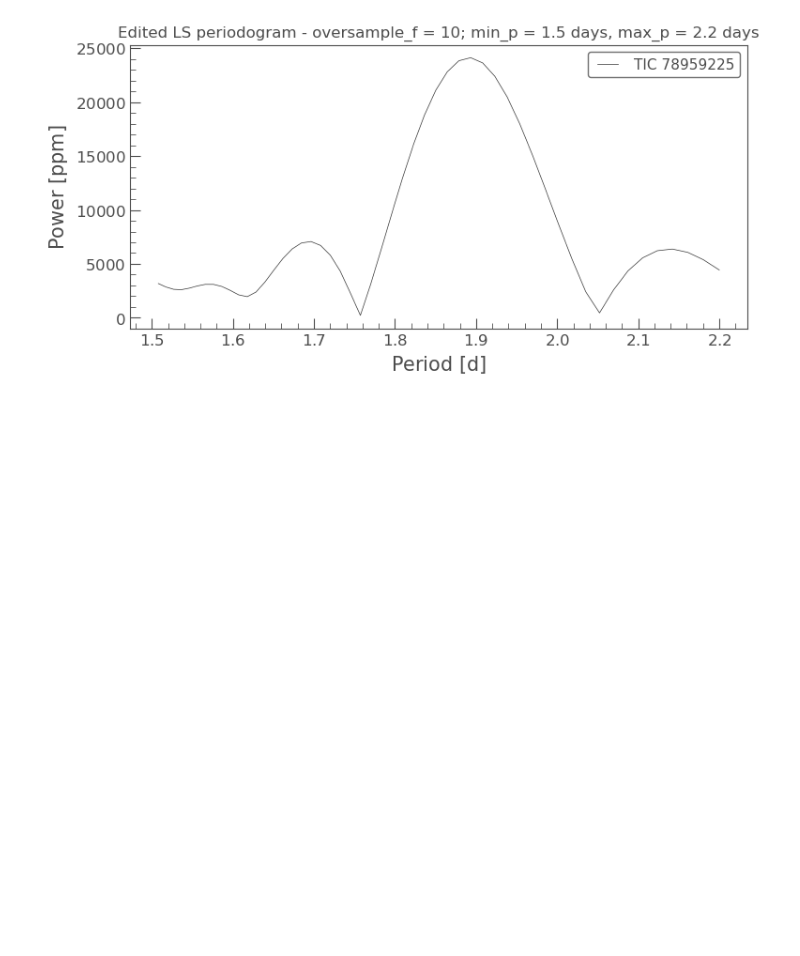
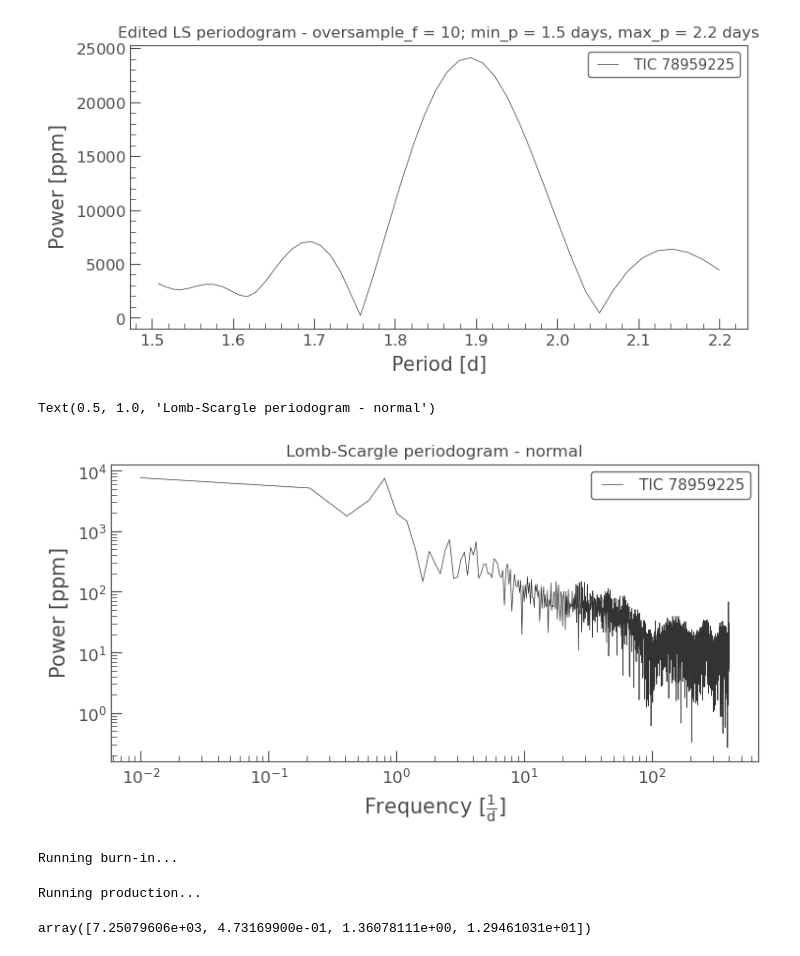
Before and after one commit to khraspyy/Y4MassiveStarsProject, a Jupyter notebook: Project/Codes/HD50896/lc2/HD50896_ts2.ipynb, the cells around one changed output. Saved outputs shown, nothing was run; the diff lists cells and outputs as text; code cells hidden in the pictures; blank space fills up the shorter version.

```diff
--- a/Project/Codes/HD50896/lc2/HD50896_ts2.ipynb
+++ b/Project/Codes/HD50896/lc2/HD50896_ts2.ipynb
@@ -141,0 +151,17 @@ hd_lc2.write("hd050896_lc2.txt", format="ascii.fixed_width", overwrite=True)
+# %%
+#Re-draw LS
+short_freq = np.linspace(0.01, 400, 2000)
+pg_hd_lc2 = hd_lc2.normalize(unit='ppm').to_periodogram(frequency=short_freq)
+x = getattr(pg_hd_lc2, 'frequency')   #frequency array
+y = getattr(pg_hd_lc2, 'power')       #power (ppm) array
+
+freq = [float(i/(1*x.unit)) for i in x]        #converting to scalars
+amp_pow = [float(j/(1*y.unit)) for j in y]
+
+ax = pg_hd_lc2.plot(view='frequency', scale='log')
+ax.set_title('Lomb-Scargle periodogram - normal')
+
+#print ((freq))
+# %% [output]
+Text(0.5, 1.0, 'Lomb-Scargle periodogram - normal')
+[figure, added]
@@ -141,0 +206,22 @@ hd_lc2.write("hd050896_lc2.txt", format="ascii.fixed_width", overwrite=True)
+# %%
+def main(p0,nwalkers,niter,ndim,log_probability,data):
+    sampler = emcee.EnsembleSampler(nwalkers, ndim, log_probability, args=data)
+
+    print("Running burn-in...")
+    p0, _, _ = sampler.run_mcmc(p0, 120)
+    sampler.reset()
+
+    print("Running production...")
+    pos, prob, state = sampler.run_mcmc(p0, niter, progress=True)
+
+    return sampler, pos, prob, state
+
+sampler, pos, prob, state = main(p0,nwalkers,niter,ndim,log_probability,data)
+# %% [output]
+Running burn-in...
+Running production...
+# %%
+samples = sampler.flatchain
+samples[np.argmax(sampler.flatlnprobability)]
+# %% [output]
+array([7.25079606e+03, 4.73169900e-01, 1.36078111e+00, 1.29461031e+01])
```
Also changed, not shown: parts of 10 cells of this notebook.
